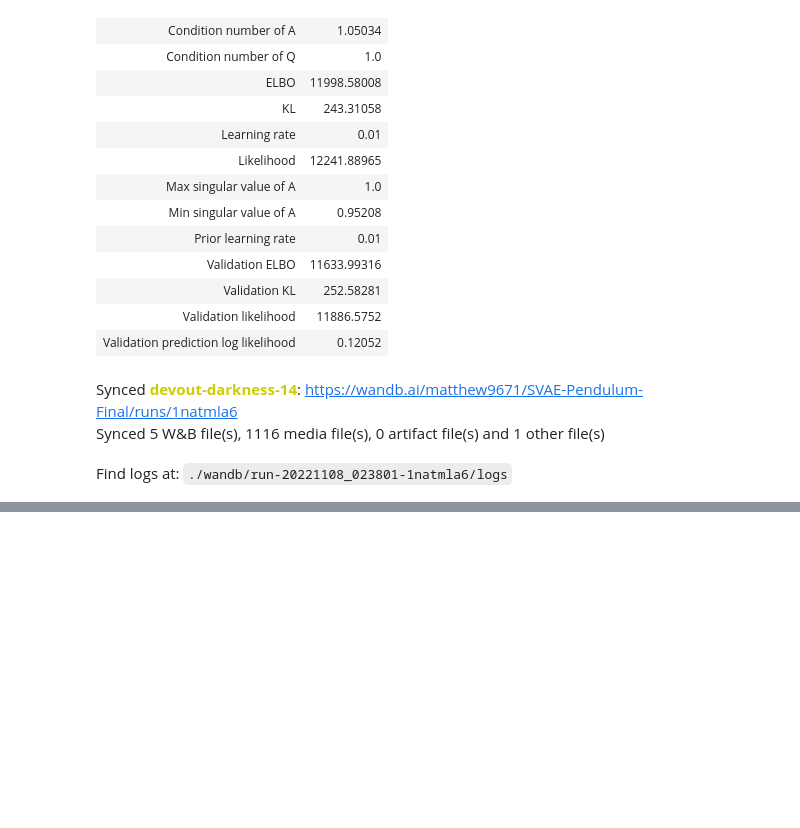
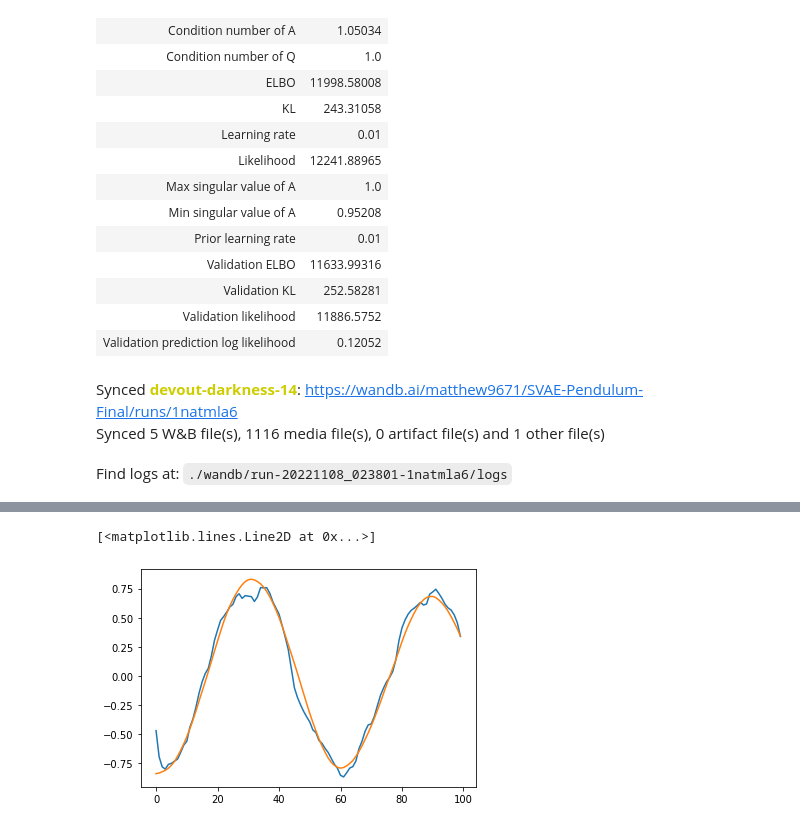
Before and after one commit to matthew9671/MattLab, a Jupyter notebook: Revisiting_SVAE.ipynb, the cells around one changed output, grey strips where cells are left out. Cells and saved outputs as stored; diff of their text form; code cells hidden in the pictures; blank space fills up the shorter version.

```diff
--- a/Revisiting_SVAE.ipynb
+++ b/Revisiting_SVAE.ipynb
@@ -3571,0 +3637,6 @@ run_variations = {
+# %%
+targets = np.load("pendulum/pend_regression.npz")["train_targets"]
+# %%
+states = targets[data_id][::2]
+thetas = np.arctan2(states[:,0], states[:,1])
+omegas = thetas[1:]-thetas[:-1]
@@ -3571,0 +3646,9 @@ run_variations = {
+# %%
+W_theta, _, _, _ = np.linalg.lstsq(Ex, thetas)
+W_omega, _, _, _ = np.linalg.lstsq(Ex[1:], omegas)
+# %%
+plt.plot(Ex @ W_theta)
+plt.plot(thetas)
+# %% [output]
+[<matplotlib.lines.Line2D at 0x...>]
+[figure, added]
```
Also changed, not shown: parts of 20 cells of this notebook.
